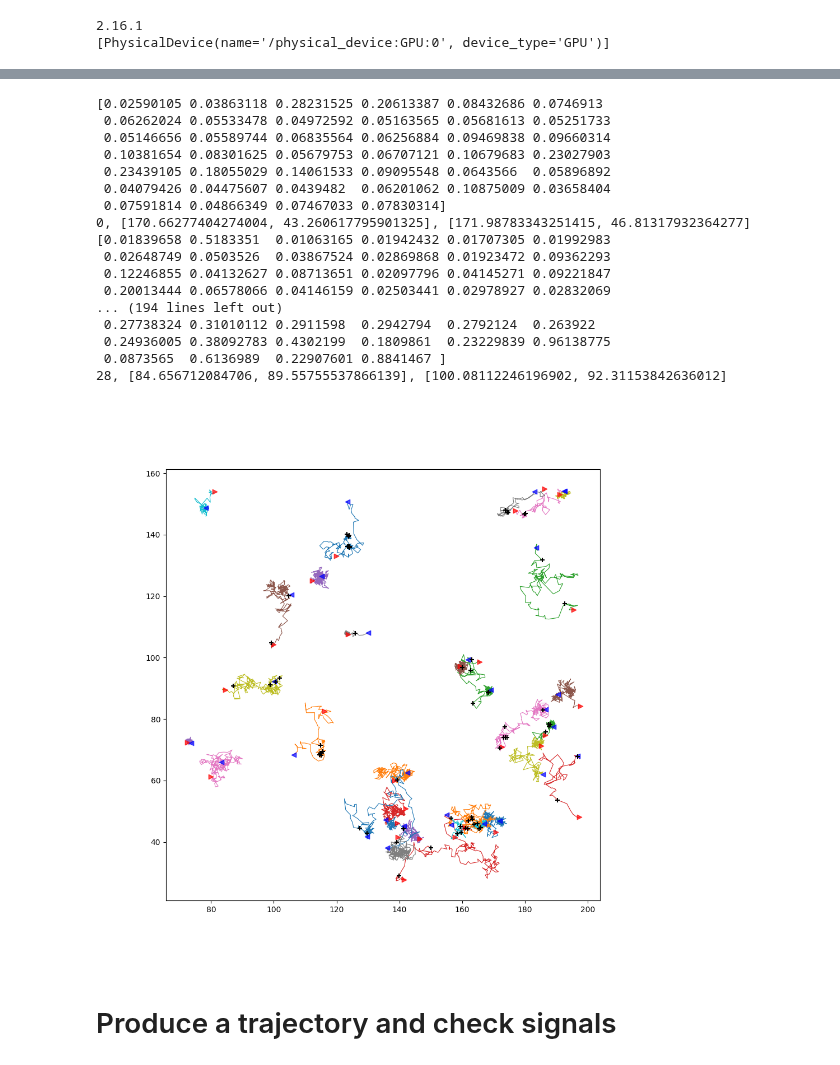
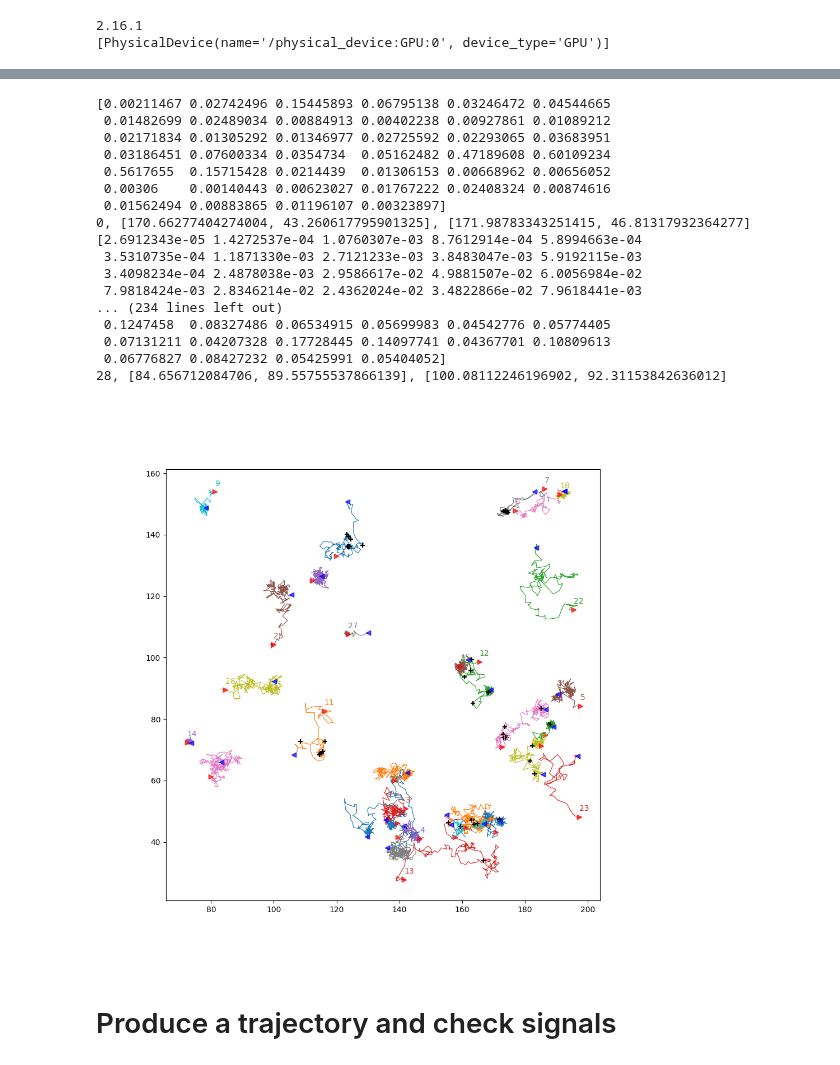
Before and after one commit to JunwooParkSaribu/SPT_a, a Jupyter notebook: analysis_modeling/analysis.ipynb, the cells around one changed output, grey strips where cells are left out. Cells and saved outputs as stored; diff of their text form; code cells hidden in the pictures.

```diff
--- a/analysis_modeling/analysis.ipynb
+++ b/analysis_modeling/analysis.ipynb
@@ -168,7 +155,7 @@ def merge_close_points(changepoints, signal, seuil=5):
 def ana_cp_predict(model, x, y, win_widths, jump_d):
     cps = []
     signal, norm_signal = make_signal(x, y, win_widths)
-    comp_signal = compress_signals(signal)
+    comp_signal = compress_signals(norm_signal)
     feat1 = np.mean(comp_signal)**2 / np.std(comp_signal)**2
     feat2 = np.max(signal, axis=1).mean()
     input_signals, indice = slice_data(comp_signal, jump_d=jump_d)
@@ -179,7 +166,9 @@ def ana_cp_predict(model, x, y, win_widths, jump_d):
         pred = model.predict([input_signals, input_features], verbose=0).flatten()
         #cps = indice[np.round(pred) >= 1]
         cps = indice[pred >= 0.5]
-        print(pred)
+
+        for k, i in enumerate(range(0, x.shape[0], jump_d)):
+            print(np.round(pred[k], 3), i, end='     ')
     if len(cps) == 0:
         return cps
 
@@ -191,7 +180,7 @@ def ana_cp_predict(model, x, y, win_widths, jump_d):
     reg_outputs = regression_model.predict(reg_inputs, verbose=0).flatten()
     cps = np.round(cps + reg_outputs).astype(int)
     """
-    cps = merge_close_points(cps, comp_signal, seuil=5)
+    #cps = merge_close_points(cps, comp_signal, seuil=5)
 
     return np.sort(cps)
 # %%
@@ -257,8 +244,8 @@ color_seq = [mycmap(i)[:3] for i in range(mycmap.N)][::-1]
 track = 2
 exp = 2
 fovs = [0]
-traj_idx = [20] #25 check
-checkpoints = []
+traj_idx = [25] #25 check
+checkpoints = [50]
 
 for fov in fovs:
     # We read the corresponding csv file from the public data and extract the indices of the trajectories:
@@ -328,7 +315,7 @@ for fov in fovs:
         for i in range(norm_signals.shape[0]):
             plt.plot(np.arange(norm_signals.shape[1]), norm_signals[i], alpha=0.2,
                      label=f'{WINDOW_WIDTHS[i]}', c=color_seq[int(i * 255 / norm_signals.shape[0])])
-        comp_signal = compress_signals(signals)
+        comp_signal = compress_signals(norm_signals)
         feat1 = np.mean(comp_signal)**2 / np.std(comp_signal)**2
         feat2 = np.max(signals, axis=1).mean()
         print(f'SNR: {feat1}')
@@ -355,53 +336,49 @@ Maxs_mean: 12.984882980560783
 # %%
 track = 2
 exp = 2
 fovs = [0]
 check_indice = [0, 99]
 
 for fov in fovs:
     # We read the corresponding csv file from the public data and extract the indices of the trajectories:
     if track == 2:
         df = pd.read_csv(public_data_path + f'track_{track}/exp_{exp}/trajs_fov_{fov}.csv')
     else:
         df = pd.read_csv(public_data_path + f'track_{track}/exp_{exp}/videos_fov_{fov}_track.csv')
     plt.figure(figsize=(10, 10))
     for idx in np.unique(df.traj_idx).astype(int)[check_indice[0]: check_indice[1]]:
         # Get the lenght of the trajectory
         x = np.array(df[df.traj_idx == idx])[:, 2]
         y = np.array(df[df.traj_idx == idx])[:, 3]
         length_traj = df[df.traj_idx == idx].shape[0]
         cps = ana_cp_predict(classification_model, x, y, WINDOW_WIDTHS, JUMP_D)
-        print(f'{idx}, [{x[0]}, {y[0]}], [{x[-1]}, {y[-1]}]')
+        #print(f'{idx}, [{x[0]}, {y[0]}], [{x[-1]}, {y[-1]}]')
 
-        # Assign one changepoints for each traj at 0.25 of its length
-        #cps = ana_cp_predict(x, y, WINDOW_WIDTHS, SEARCH_WIDTH, JUMP_D)
-        #cps = np.concatenate((cps, [length_traj])).astype(int)
-
-
-        plt.plot(x, y, linewidth=0.8, zorder=0)
+        trajectory = plt.plot(x, y, linewidth=0.8, zorder=0)
         plt.scatter(x[0], y[0], marker='>', c='red', zorder=1, alpha=0.7)
+        plt.annotate(str(idx), xy=(x[0]-1,y[0]-2), color=trajectory[0].get_color())
         plt.scatter(x[-1], y[-1], marker='<', c='blue', zorder=1, alpha=0.7)
         for cp in cps:
             plt.scatter(x[cp], y[cp], marker='+', c='black', zorder=2)
 # %% [output]
-[0.02590105 0.03863118 0.28231525 0.20613387 0.08432686 0.0746913
- 0.06262024 0.05533478 0.04972592 0.05163565 0.05681613 0.05251733
- 0.05146656 0.05589744 0.06835564 0.06256884 0.09469838 0.09660314
- 0.10381654 0.08301625 0.05679753 0.06707121 0.10679683 0.23027903
- 0.23439105 0.18055029 0.14061533 0.09095548 0.0643566  0.05896892
- 0.04079426 0.04475607 0.0439482  0.06201062 0.10875009 0.03658404
- 0.07591814 0.04866349 0.07467033 0.07830314]
+[0.00211467 0.02742496 0.15445893 0.06795138 0.03246472 0.04544665
+ 0.01482699 0.02489034 0.00884913 0.00402238 0.00927861 0.01089212
+ 0.02171834 0.01305292 0.01346977 0.02725592 0.02293065 0.03683951
+ 0.03186451 0.07600334 0.0354734  0.05162482 0.47189608 0.60109234
+ 0.5617655  0.15715428 0.0214439  0.01306153 0.00668962 0.00656052
+ 0.00306    0.00140443 0.00623027 0.01767222 0.02408324 0.00874616
+ 0.01562494 0.00883865 0.01196107 0.00323897]
 0, [170.66277404274004, 43.260617795901325], [171.98783343251415, 46.81317932364277]
-[0.01839658 0.5183351  0.01063165 0.01942432 0.01707305 0.01992983
- 0.02648749 0.0503526  0.03867524 0.02869868 0.01923472 0.09362293
- 0.12246855 0.04132627 0.08713651 0.02097796 0.04145271 0.09221847
- 0.20013444 0.06578066 0.04146159 0.02503441 0.02978927 0.02832069
-... (194 lines left out)
- 0.27738324 0.31010112 0.2911598  0.2942794  0.2792124  0.263922
- 0.24936005 0.38092783 0.4302199  0.1809861  0.23229839 0.96138775
- 0.0873565  0.6136989  0.22907601 0.8841467 ]
+[2.6912343e-05 1.4272537e-04 1.0760307e-03 8.7612914e-04 5.8994663e-04
+ 3.5310735e-04 1.1871330e-03 2.7121233e-03 3.8483047e-03 5.9192115e-03
+ 3.4098234e-04 2.4878038e-03 2.9586617e-02 4.9881507e-02 6.0056984e-02
+ 7.9818424e-03 2.8346214e-02 2.4362024e-02 3.4822866e-02 7.9618441e-03
+... (234 lines left out)
+ 0.1247458  0.08327486 0.06534915 0.05699983 0.04542776 0.05774405
+ 0.07131211 0.04207328 0.17728445 0.14097741 0.04367701 0.10809613
+ 0.06776827 0.08427232 0.05425991 0.05404052]
 28, [84.656712084706, 89.55755537866139], [100.08112246196902, 92.31153842636012]
-[figure, old version]
+[figure, new version]
 # %% [markdown]
 # Produce a trajectory and check signals
 # %%
```
Also changed, not shown: parts of 4 cells of this notebook, 5 other files.
